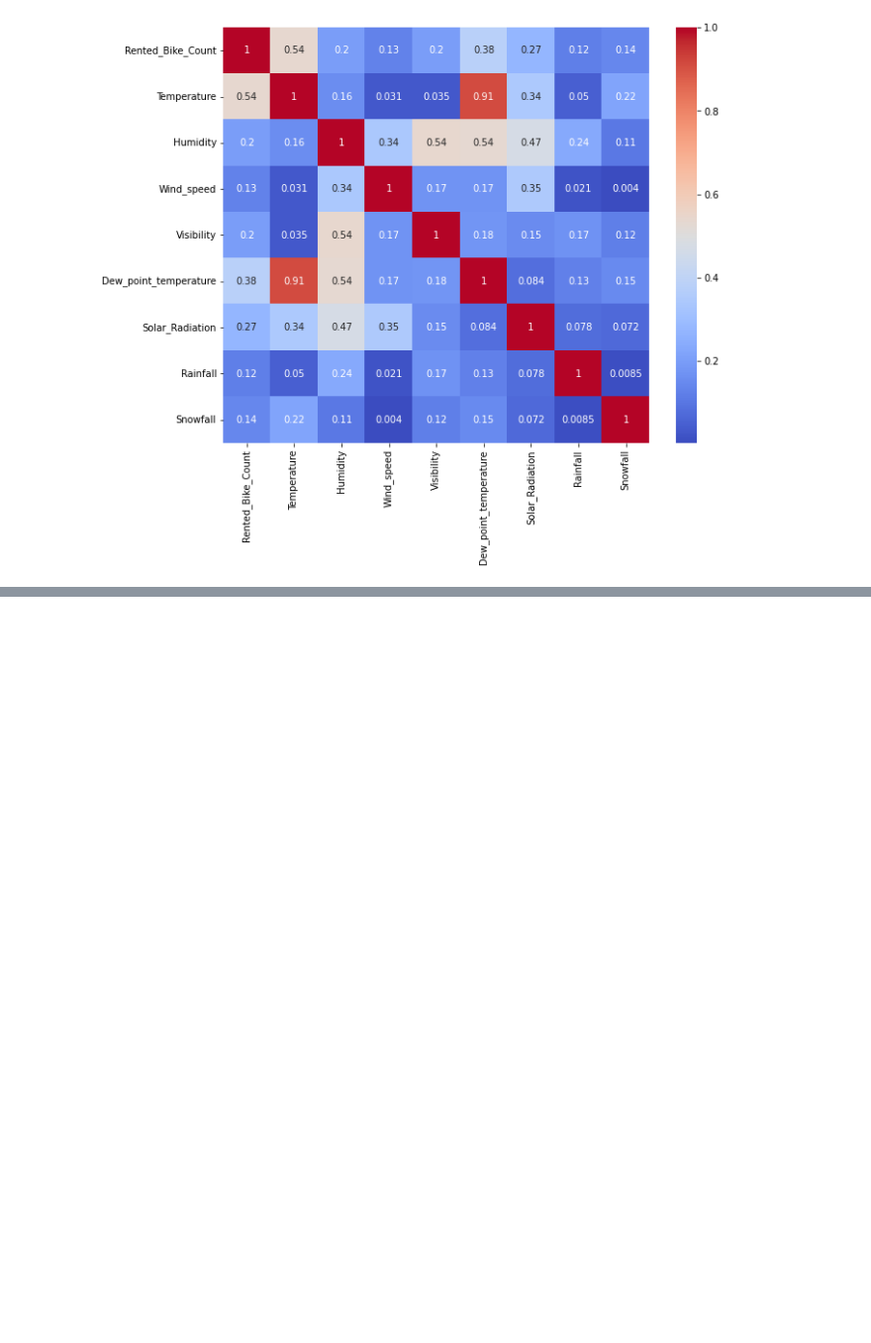
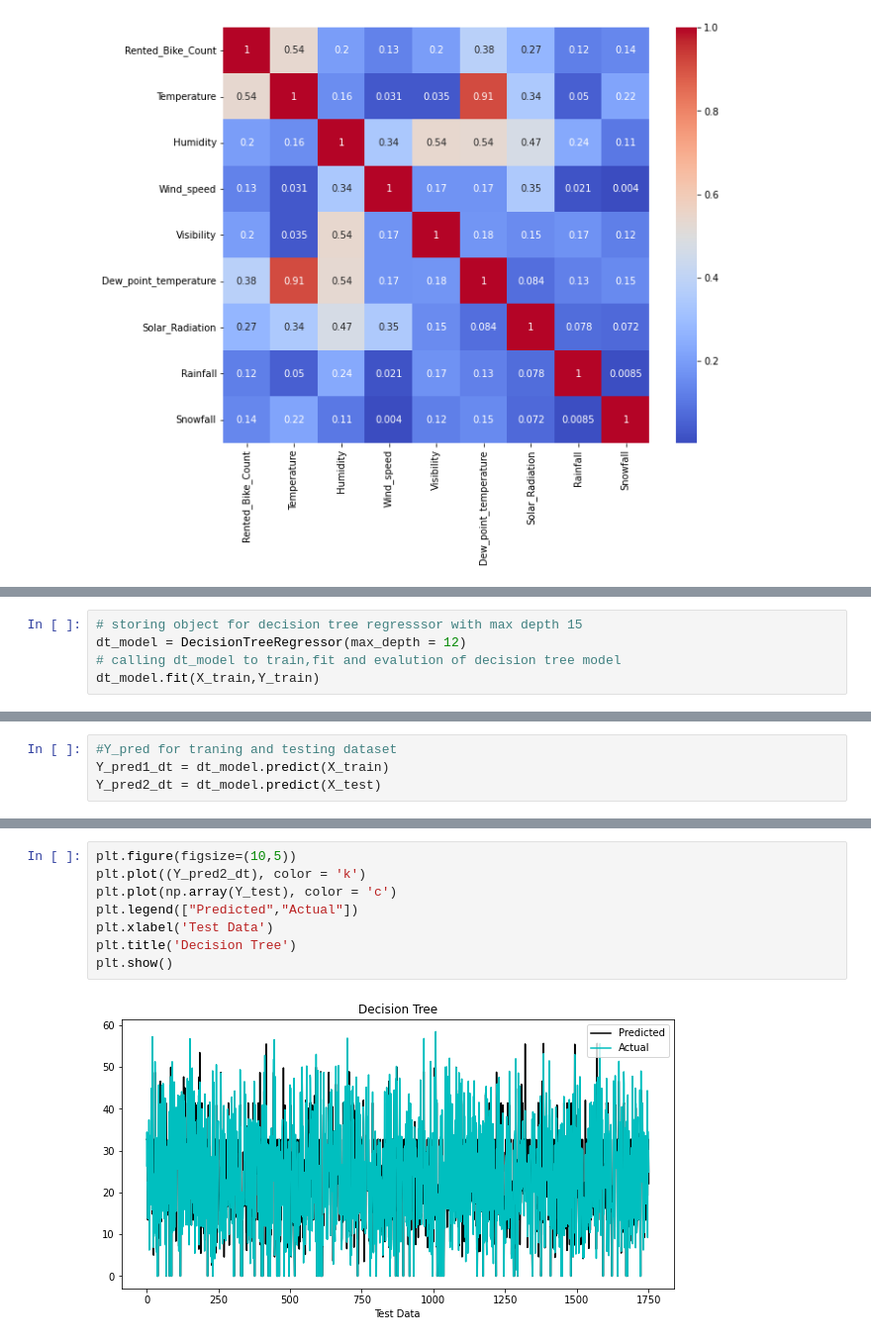
Before and after one commit to JayaVishwa/Bike_Sharing_Demand_Prediction, a Jupyter notebook: Bike Sharing Demand Prediction - Capstone Project (1).ipynb, the cells around one changed output, grey strips where cells are left out. Shown at 99% size. Cells and saved outputs as stored; diff of their text form; blank space fills up the shorter version.

```diff
--- a/Bike Sharing Demand Prediction - Capstone Project (1).ipynb
+++ b/Bike Sharing Demand Prediction - Capstone Project (1).ipynb
@@ -529,0 +1004,5 @@ sns.heatmap(abs(df.corr()), cmap='coolwarm', annot=True )
+# %%
+# storing object for decision tree regresssor with max depth 15
+dt_model = DecisionTreeRegressor(max_depth = 12)
+# calling dt_model to train,fit and evalution of decision tree model
+dt_model.fit(X_train,Y_train)
@@ -529,0 +1011,4 @@ sns.heatmap(abs(df.corr()), cmap='coolwarm', annot=True )
+# %%
+#Y_pred for traning and testing dataset
+Y_pred1_dt = dt_model.predict(X_train)
+Y_pred2_dt = dt_model.predict(X_test)
@@ -529,0 +1065,10 @@ sns.heatmap(abs(df.corr()), cmap='coolwarm', annot=True )
+# %%
+plt.figure(figsize=(10,5))
+plt.plot((Y_pred2_dt), color = 'k')
+plt.plot(np.array(Y_test), color = 'c')
+plt.legend(["Predicted","Actual"])
+plt.xlabel('Test Data')
+plt.title('Decision Tree')
+plt.show()
+# %% [output]
+[figure, added]
```
Also changed, not shown: parts of 90 cells of this notebook.
